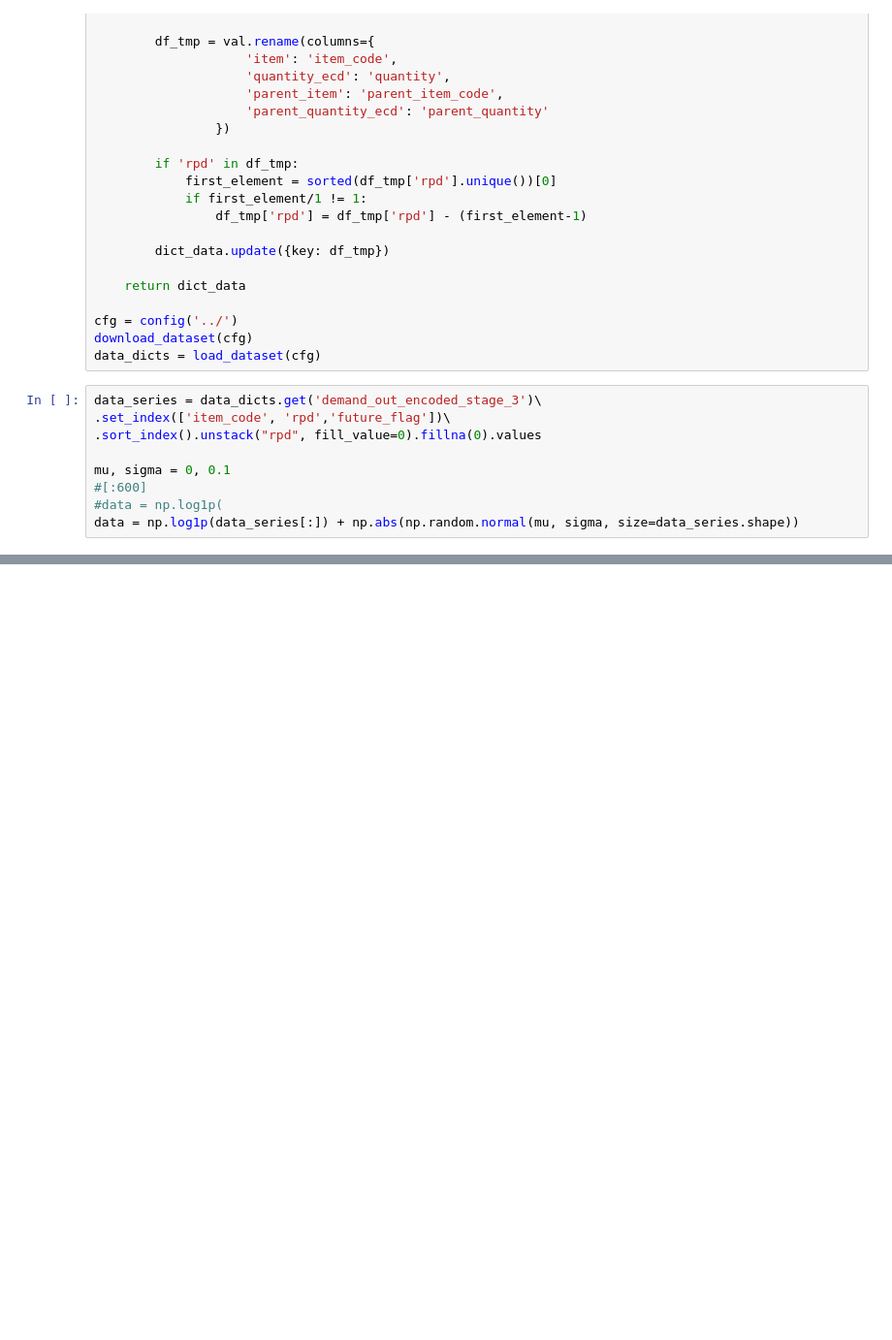
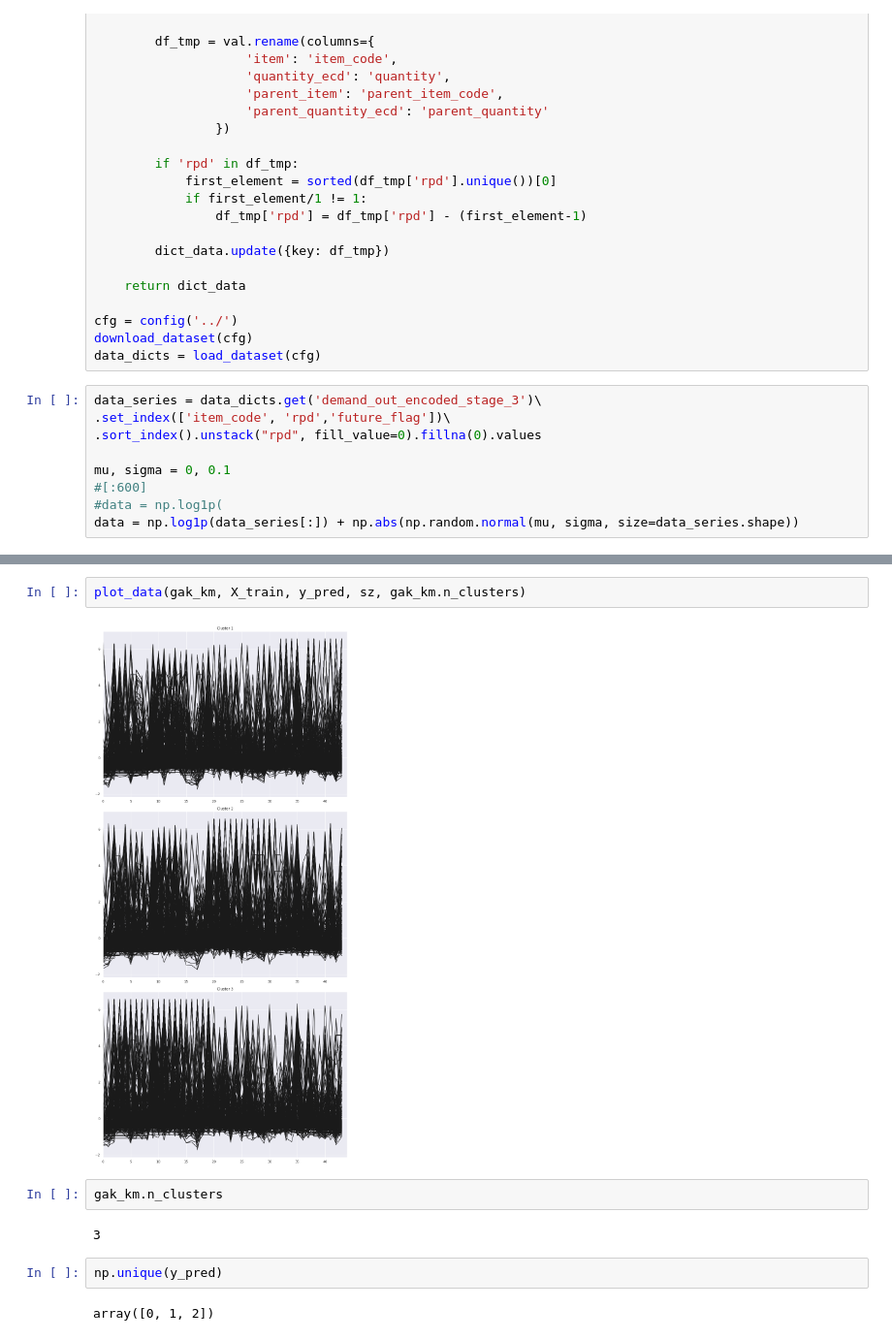
Before and after one commit to rodrigorivera/nr_clustering, a Jupyter notebook: notebooks/clustering_methods.ipynb, the cells around one changed output, grey strips where cells are left out. Shown at 97% size. Drawn from its saved outputs; the diff is of its cells as text; blank space fills up the shorter version.

```diff
--- a/notebooks/clustering_methods.ipynb
+++ b/notebooks/clustering_methods.ipynb
@@ -164,0 +191,12 @@ ks.labels_[1]
+# %%
+plot_data(gak_km, X_train, y_pred, sz, gak_km.n_clusters)
+# %% [output]
+[figure, added]
+# %%
+gak_km.n_clusters
+# %% [output]
+3
+# %%
+np.unique(y_pred)
+# %% [output]
+array([0, 1, 2])
```
Also changed, not shown: parts of 11 cells of this notebook.
